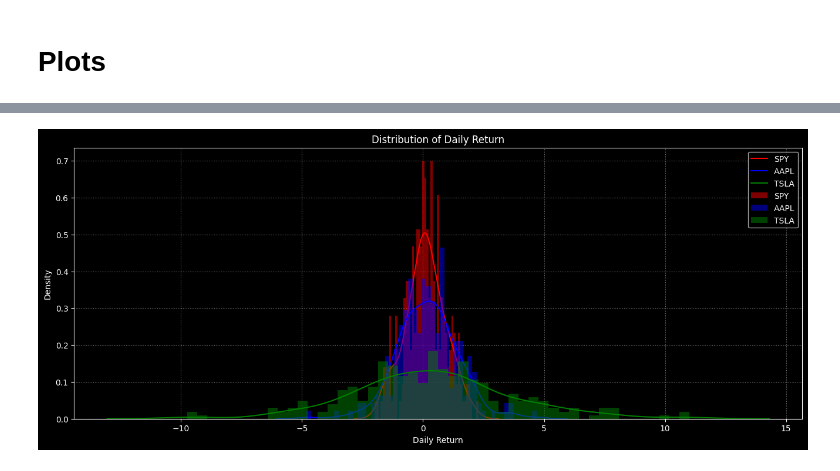
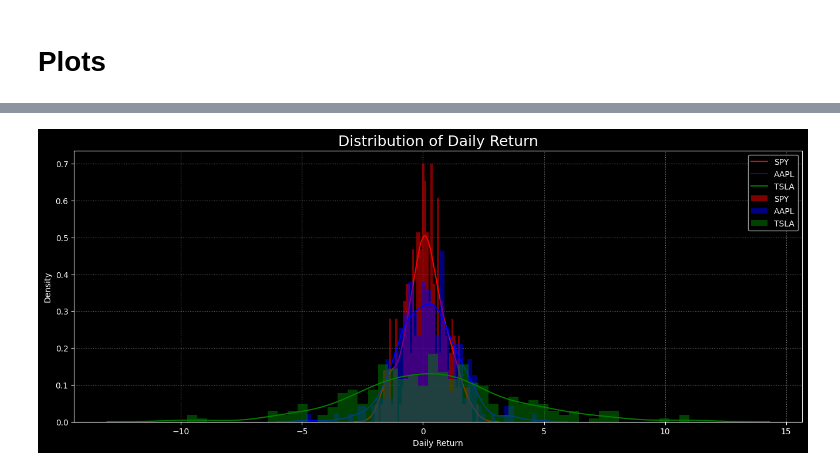
Before and after one commit to AndryADSM/AndryADSM, a Jupyter notebook: asset_analyzer.ipynb, the cells around one changed output, grey strips where cells are left out. Drawn from its saved outputs; the diff is of its cells as text; code cells hidden in the pictures.

```diff
--- a/asset_analyzer.ipynb
+++ b/asset_analyzer.ipynb
@@ -137,7 +137,7 @@ def pct_returns(
     data_ret = data_ret.round(round_val)
 
     # Turn percentage into decimal
-    if as_pct == False:
+    if as_pct is False:
         data_ret /= 100
 
     return data_ret
@@ -1154,34 +1155,33 @@ def plot_dist_ret(
         figsize = (16, 6)
 
     # Plot
     with plt.style.context(style):
         plt.figure(figsize=figsize)
-        plt.title(f'Distribution of {use_ret} Return')
+        plt.title(f'Distribution of {use_ret} Return', size=18)
 
         for ticker, color in zip(tickers, colors):
             if hist:
                 sns.histplot(data_to_plot[ticker,  use_ret],
                              bins=50, color=color,
                              edgecolor=None,
                              alpha=0.5,
                              kde=False,
                              stat="density",
                              zorder=2,
                              label=ticker)
 
             if kde:
                 sns.kdeplot(data_to_plot[ticker,  use_ret],
                             color=color,
                             zorder=2,
                             label=ticker)
 
         plt.grid(which='major', color='grey', zorder=0, linestyle=':')
+        plt.legend(loc=legendloc)
         plt.xlabel(f'{use_ret} Return')
         plt.ylabel(f'Density')
-        plt.legend(loc=legendloc)
-
         plt.show()
 
 plot_dist_ret(data_ret)
 # %% [output]
-[figure, old version]
+[figure, new version]
```
Also changed, not shown: parts of 17 cells of this notebook.
